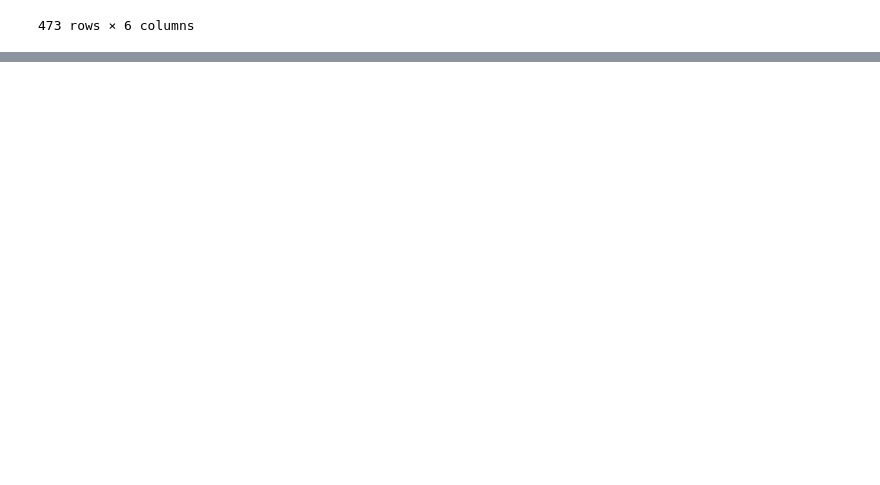
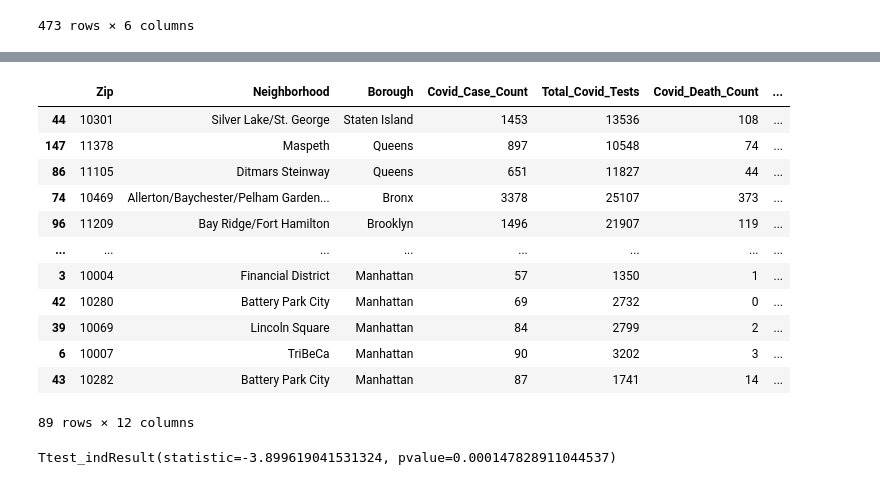
Before and after one commit to mkain112/MTA-Ridership-Impact-of-COVID-19, a Jupyter notebook: notebooks/hypothesis_tests.ipynb, the cells around one changed output, grey strips where cells are left out. Cells and saved outputs as stored; diff of their text form; code cells hidden in the pictures; blank space fills up the shorter version.

```diff
--- a/notebooks/hypothesis_tests.ipynb
+++ b/notebooks/hypothesis_tests.ipynb
@@ -201,0 +220,6 @@ subway_station_df
+# %%
+hm_covid['tests_per_capita'] = hm_covid['Total_Covid_Tests'] / hm_covid['population']
+# %%
+tests = hm_covid.sort_values('median_household_income')
+# %%
+tests_upper = tests[tests['median_household_income'] >= tests['median_household_income'].median()]
@@ -201,0 +228,20 @@ subway_station_df
+# %%
+tests_upper
+# %% [output]
+|  | Zip | Neighborhood | Borough | Covid_Case_Count | Total_Covid_Tests | Covid_Death_Count | ... |
+| 44 | 10301 | Silver Lake/St. George | Staten Island | 1453 | 13536 | 108 | ... |
+| 147 | 11378 | Maspeth | Queens | 897 | 10548 | 74 | ... |
+| 86 | 11105 | Ditmars Steinway | Queens | 651 | 11827 | 44 | ... |
+| 74 | 10469 | Allerton/Baychester/Pelham Garden... | Bronx | 3378 | 25107 | 373 | ... |
+| 96 | 11209 | Bay Ridge/Fort Hamilton | Brooklyn | 1496 | 21907 | 119 | ... |
+| ... | ... | ... | ... | ... | ... | ... | ... |
+| 3 | 10004 | Financial District | Manhattan | 57 | 1350 | 1 | ... |
+| 42 | 10280 | Battery Park City | Manhattan | 69 | 2732 | 0 | ... |
+| 39 | 10069 | Lincoln Square | Manhattan | 84 | 2799 | 2 | ... |
+| 6 | 10007 | TriBeCa | Manhattan | 90 | 3202 | 3 | ... |
+| 43 | 10282 | Battery Park City | Manhattan | 87 | 1741 | 14 | ... |
+89 rows × 12 columns
+# %%
+stats.ttest_ind(tests_lower['tests_per_capita'].dropna(), tests_upper['tests_per_capita'].dropna(), equal_var=False )
+# %% [output]
+Ttest_indResult(statistic=-3.899619041531324, pvalue=0.000147828911044537)
```
Also changed, not shown: parts of 21 cells of this notebook, 17 other files.
